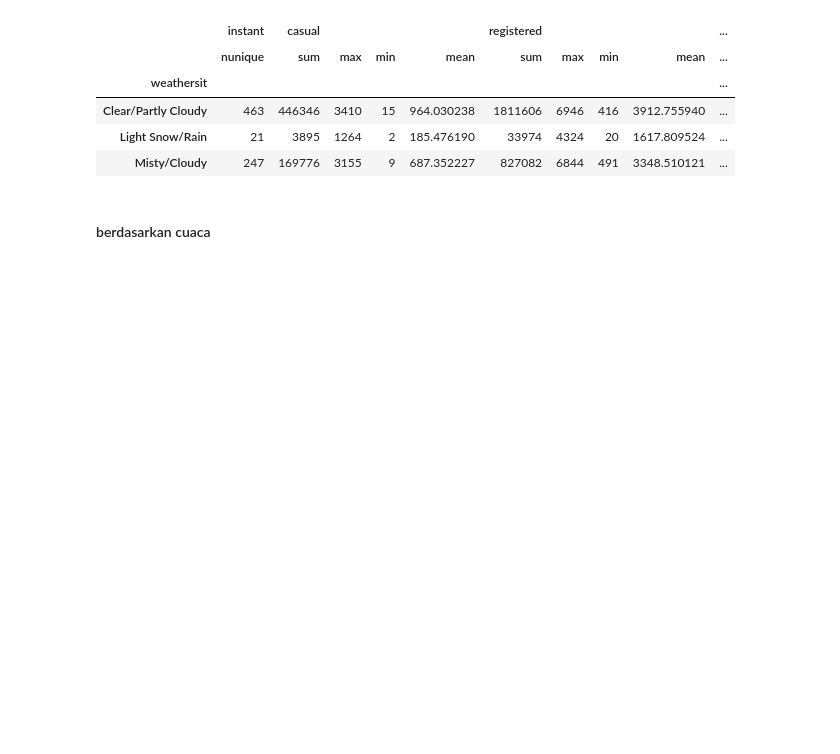
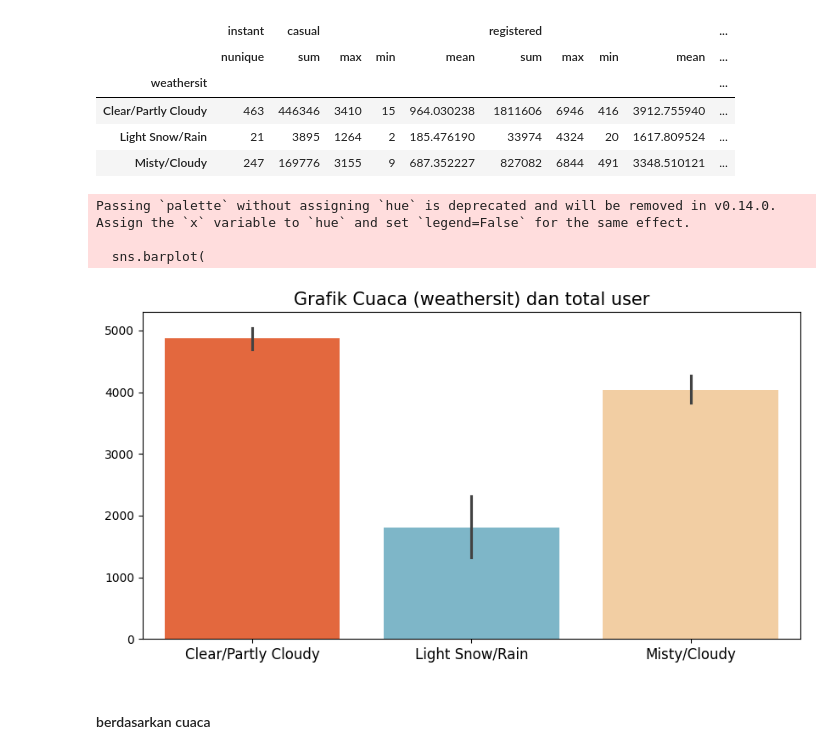
Before and after one commit to atsilfiaalfaths/submission_analisis, a Jupyter notebook: notebook.ipynb, the cells around one changed output. Cells and saved outputs as stored; diff of their text form; code cells hidden in the pictures; blank space fills up the shorter version.

```diff
--- a/notebook.ipynb
+++ b/notebook.ipynb
@@ -591,6 +592,27 @@ group_by_s_all_day_df
 | Clear/Partly Cloudy | 463 | 446346 | 3410 | 15 | 964.030238 | 1811606 | 6946 | 416 | 3912.755940 | ... |
 | Light Snow/Rain | 21 | 3895 | 1264 | 2 | 185.476190 | 33974 | 4324 | 20 | 1617.809524 | ... |
 | Misty/Cloudy | 247 | 169776 | 3155 | 9 | 687.352227 | 827082 | 6844 | 491 | 3348.510121 | ... |
+# %%
+# berdasarkan weathersit
+plt.figure(figsize=(10, 5))
+colors_ = ["#FF5B22", "#72BCD4", "#FFCF96", "#39A7FF"]
+
+sns.barplot(
+    y="total_count_user",
+    x="weathersit",
+    data=rent_day_df.sort_values(by="weathersit", ascending=False),
+    palette=colors_
+)
+plt.title("Grafik Cuaca (weathersit) dan total user", loc="center", fontsize=15)
+plt.ylabel(None)
+plt.xlabel(None)
+plt.tick_params(axis='x', labelsize=12)
+plt.show()
+# %% [output]
+Passing `palette` without assigning `hue` is deprecated and will be removed in v0.14.0. Assign the `x` variable to `hue` and set `legend=False` for the same effect.
+
+  sns.barplot(
+[figure, added]
 # %% [markdown]
 #### berdasarkan cuaca
 # %% [markdown]
```
Also changed, not shown: parts of 12 cells of this notebook, 1 other file.
